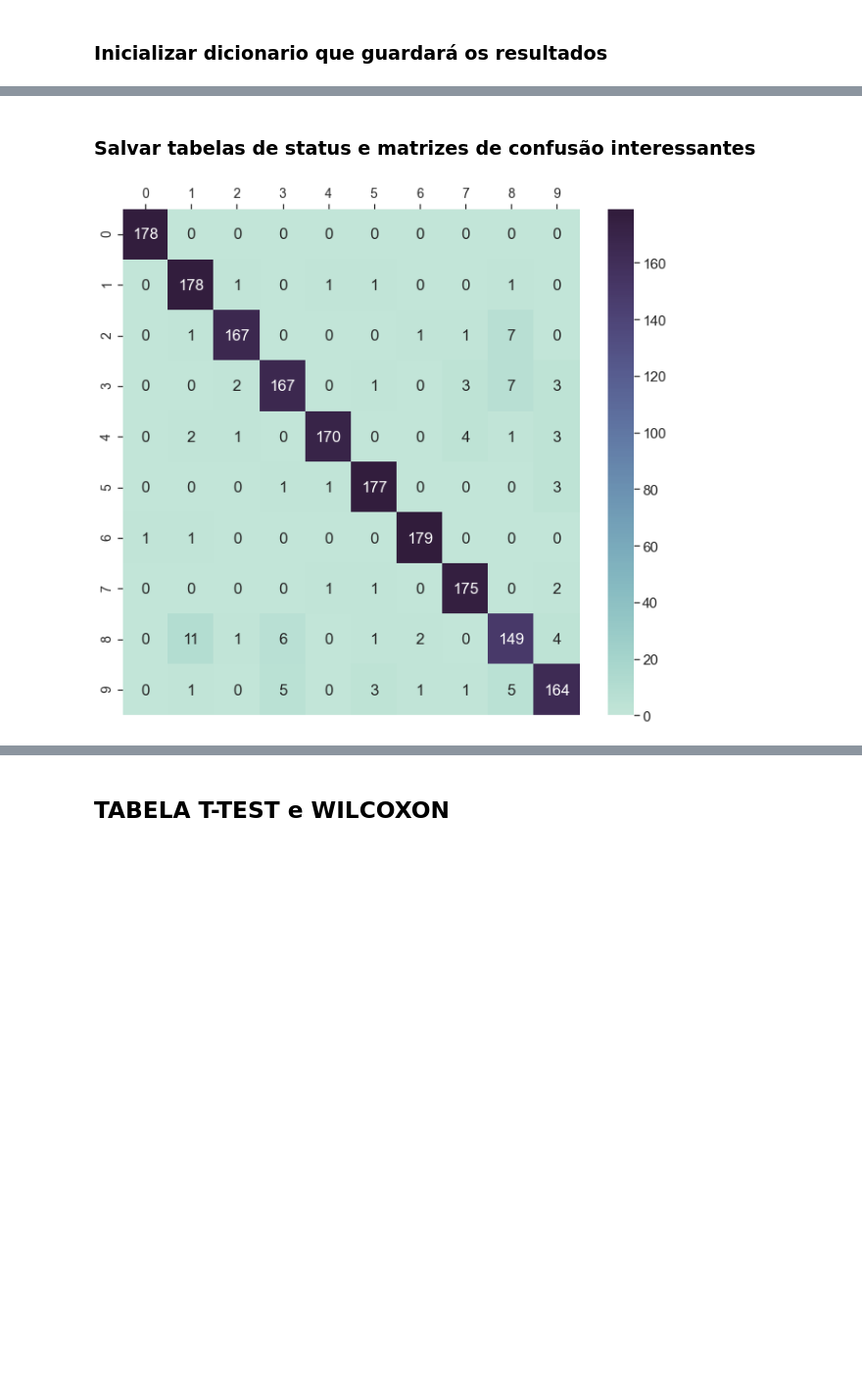
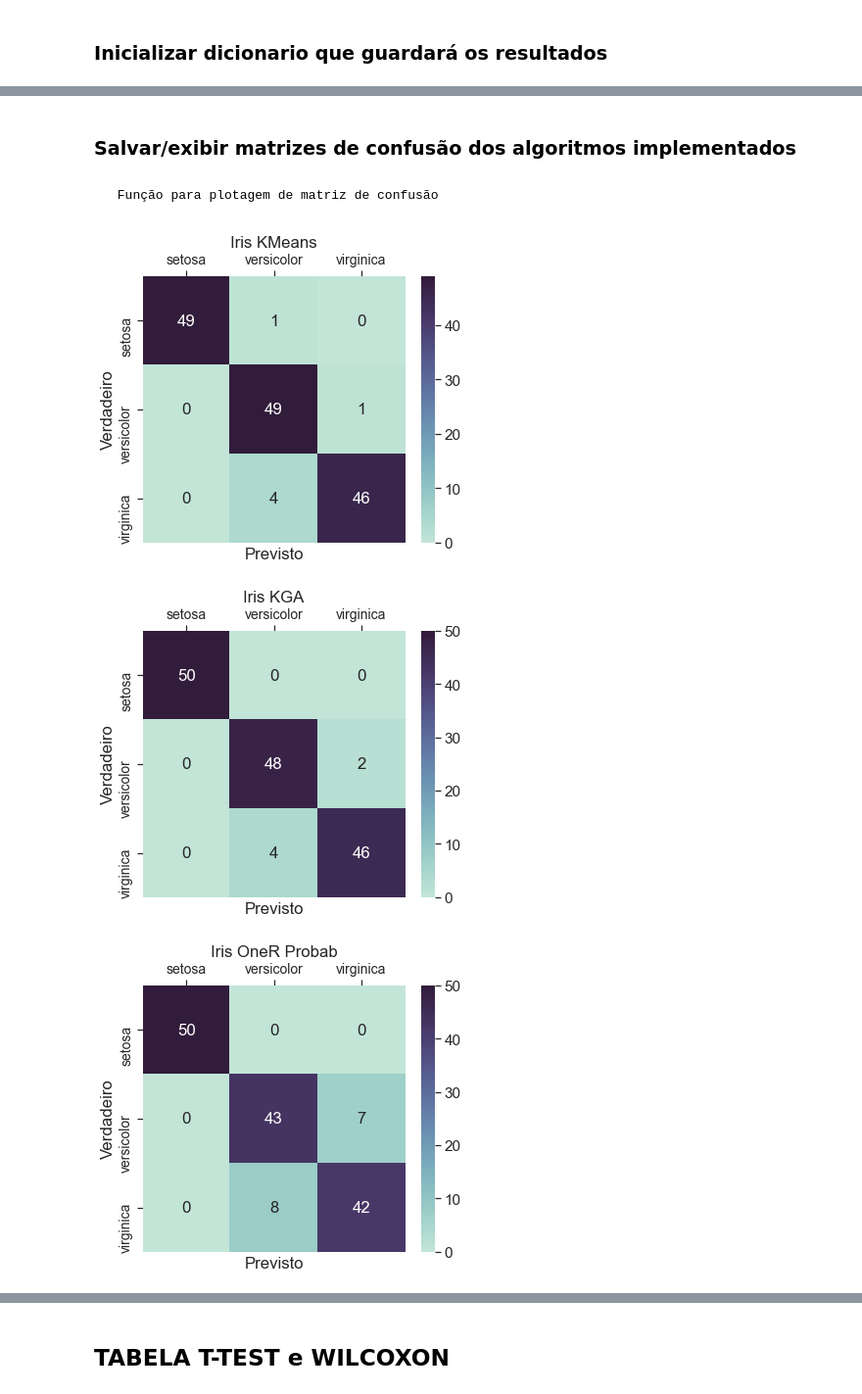
Before and after one commit to gabrielcipriano/T2-IA, a Jupyter notebook: main.ipynb, the cells around one changed output, grey strips where cells are left out. Shown at 98% size. Cells and saved outputs as stored; diff of their text form; code cells hidden in the pictures; blank space fills up the shorter version.

Commit message:
formatação dos dados

```diff
--- a/main.ipynb
+++ b/main.ipynb
@@ -524,7 +512,7 @@ from sklearn.ensemble import RandomForestClassifier
 
 rand_state = 36851234
 
-datasets = {
+datasets_ = {
     'Iris': datasets.load_iris(),
     'Digits': datasets.load_digits(),
     'Wine': datasets.load_wine(),
@@ -559,5 +547,5 @@ classifs = {
 ### Inicializar dicionario que guardará os resultados
 # %%
 # Initializing results dict
-results = {k: dict(dict.fromkeys(classifs["call"])) for k in  datasets}
+results = {k: dict(dict.fromkeys(classifs["call"])) for k in  datasets_}
 # %% [markdown]
@@ -565,6 +553,6 @@ results = {k: dict(dict.fromkeys(classifs["call"])) for k in  datasets}
 # %%
 # Processando
-for dataset, ds_data in datasets.items():
+for dataset, ds_data in datasets_.items():
     for method, call in classifs["call"].items():
         if method not in classifs["p_grid"]:
             results[dataset][method] = phase_one(ds_data, call, method in classifs["needs_discrete"], rand_state)
@@ -589,60 +652,60 @@ Digits Estratificado {'mean': 0.11555555555555558, 'std': 0.023893869673075756,
+# %% [markdown]
+### Salvar/exibir matrizes de confusão dos algoritmos implementados
+# %% [markdown]
+     Função para plotagem de matriz de confusão
 # %%
 import seaborn as sns
 import pandas as pd
 import matplotlib.pyplot as plt
 
 # Plota a matrix de confusão usando Heatmap do seaborn
-def plot_conf_mat(conf_mat):
-    df_cmap = pd.DataFrame(conf_mat, index = range(len(conf_mat)), columns = range(len(conf_mat)) )
+def plot_conf_mat(conf_mat, labels, title):
+    df_cmap = pd.DataFrame(conf_mat, index = labels, columns = labels )
+
     sns.set(font_scale=1.4) # for label size
-    fig, ax = plt.subplots(figsize=(11,10))
-    sns.heatmap(df_cmap, cmap=sns.cubehelix_palette(start=.5, rot=-.5, as_cmap=True), annot=True,ax=ax, fmt='d') # font size
+    _, ax = plt.subplots(figsize=(6,5))
+
+    color_pallet = sns.cubehelix_palette(start=.5, rot=-.5, as_cmap=True)
+    sns.heatmap(df_cmap, cmap=color_pallet, annot=True,ax=ax, fmt='d')
+    ax.set(ylabel='Verdadeiro', xlabel='Previsto', title=title)
+    # plt.yticks(rotation=20)
     plt.tick_params(axis='both', which='major', labelsize=14, labelbottom = False, left=True, top = True, labeltop=True)
-# %% [markdown]
-### Salvar tabelas de status e matrizes de confusão interessantes
 # %%
-from pathlib import Path
-import pandas as pd
-import copy
+from sklearn.metrics import confusion_matrix
 
-# # Salvar tabelas de status no subdiretorio /tables (latex e CSV)
-# Path("tables/").mkdir(parents=True, exist_ok=True)
-# for ds_name, ds_data in results.items():
-#     results_df = pd.DataFrame({method: v["status"] for method, v in ds_data.items()}).T
-#     display(results_df)
-#     with open('tables/[LATEX]'+ ds_name.replace(" ", "_") + '_status_table.tex', 'w') as file:
-#         file.write(results_df.to_latex(float_format="%.2f", label=ds_name.replace(" ", "_")+"_status_table"))
-#     with open('tables/[CSV]'+ ds_name.replace(" ", "_") + '_status_table.csv', 'w') as file:
-#         file.write(results_df.to_csv(float_format="%.2f"))
+path = "plots/"
+# Exibir e Salvar Matrizes de Confusão no diretorio definido acima
+for ds_name in ["Iris", "Breast Cancer", "Wine"]:
+    x, y = datasets_[ds_name].data, datasets_[ds_name].target
+    labels = datasets_[ds_name].target_names
 
-
-# , "KGA","OneR Probab"
-
-from sklearn.metrics import confusion_matrix
-# Salvar Matrizes de Confusão no diretorio /plots
-for ds_name in ["Digits"]:
-    x, y = datasets[ds_name].data, datasets[ds_name].target
-    for m in ["KGA"]:
+    for m in ["KMeans", "KGA", "OneR Probab"]:
         skf = StratifiedKFold(n_splits=10,random_state=rand_state, shuffle=True)
 
-        classifier = copy.deepcopy(classifs["call"][m])
+        classifier = classifs["call"][m]
         if hasattr(classifier, "k"):
-            classifier.k = 5
+            classifier.k = 7
 
         pipe_list = [('transformer', StandardScaler()), ('estimator', classifier)]
         if m == "OneR Probab":
             discretizer = KBinsDiscretizer(2*len(np.unique(y)), encode='ordinal', strategy='kmeans')
             pipe_list.insert(1, ('discretizer', discretizer))
         pipeline = Pipeline(pipe_list)
 
         y_pred = cross_val_predict(pipeline, x, y, cv=skf)
         conf_mat = confusion_matrix(y, y_pred)
 
-        plot_conf_mat(conf_mat)
+        plot_conf_mat(conf_mat, labels, ds_name + ' ' + m)
+
+        filename = 'heatmap_'+ m + '_' + ds_name
+        if m != "OneR Probab": filename += '_k7'
 
         # # Comente as duas linhas abaixo caso não deseje salvar no computador
-        Path("plots/").mkdir(parents=True, exist_ok=True)
-        plt.savefig('plots/[HEATMAP]'+ m + '_' + ds_name +'_k5.png', dpi=200)
+        Path(path).mkdir(parents=True, exist_ok=True)
+        plt.savefig(path + filename + '.png', dpi=200)
+
         plt.show()
 # %% [output]
-[figure, old version]
+[figure, new version]
+[figure, added]
+[figure, added]
```
Also changed, not shown: parts of 18 cells of this notebook, 52 other files.
